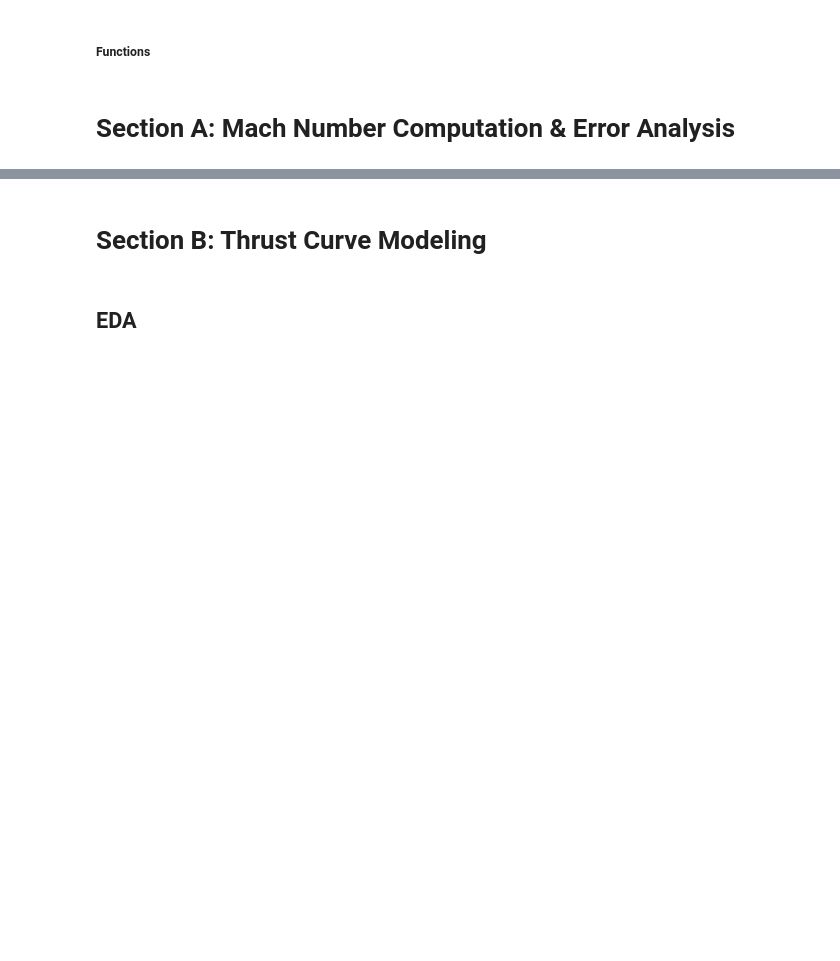
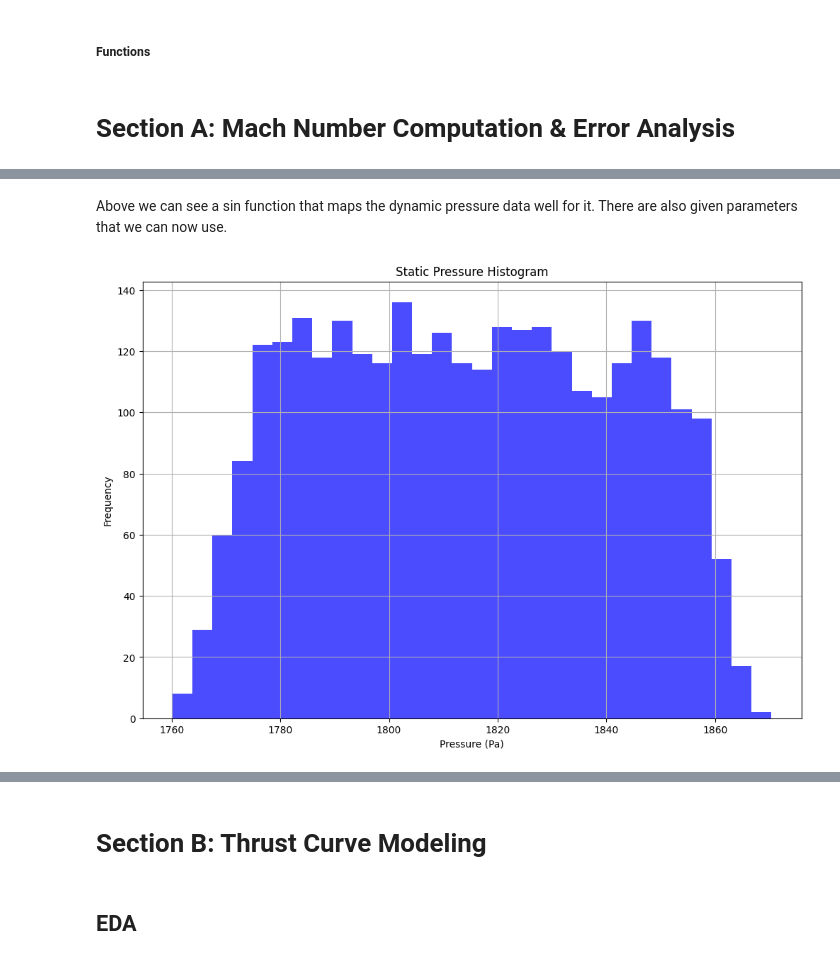
Before and after one commit to bennicholson2/final_project, a Jupyter notebook: code/final_project.ipynb, the cells around one changed output, grey strips where cells are left out. Drawn from its saved outputs; the diff is of its cells as text; code cells hidden in the pictures; blank space fills up the shorter version.

```diff
--- a/code/final_project.ipynb
+++ b/code/final_project.ipynb
@@ -17,0 +177,13 @@ def spline_poly_i(x, i, cs):
+# %% [markdown]
+Above we can see a sin function that maps the dynamic pressure data well for it. There are also given parameters that we can now use.
+# %%
+# Static Pressure values on histogram
+plt.figure(figsize=(12,8))
+plt.hist(pressure['P_static_Pa'], bins=30, color='blue', alpha=0.7)
+plt.title('Static Pressure Histogram')
+plt.xlabel('Pressure (Pa)')
+plt.ylabel('Frequency')
+plt.grid()
+plt.show()
+# %% [output]
+[figure, added]
```
Also changed, not shown: parts of 33 cells of this notebook.
